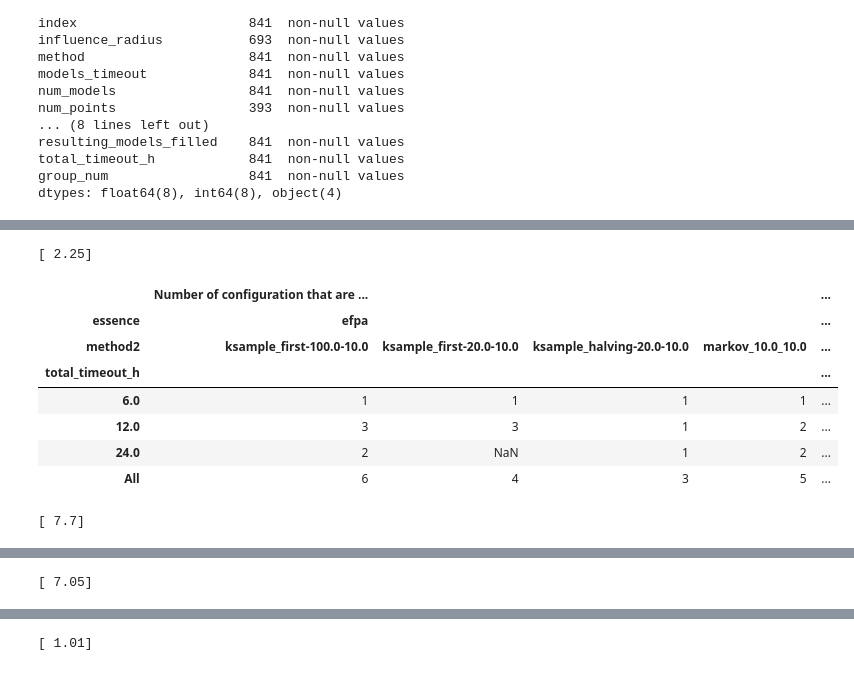
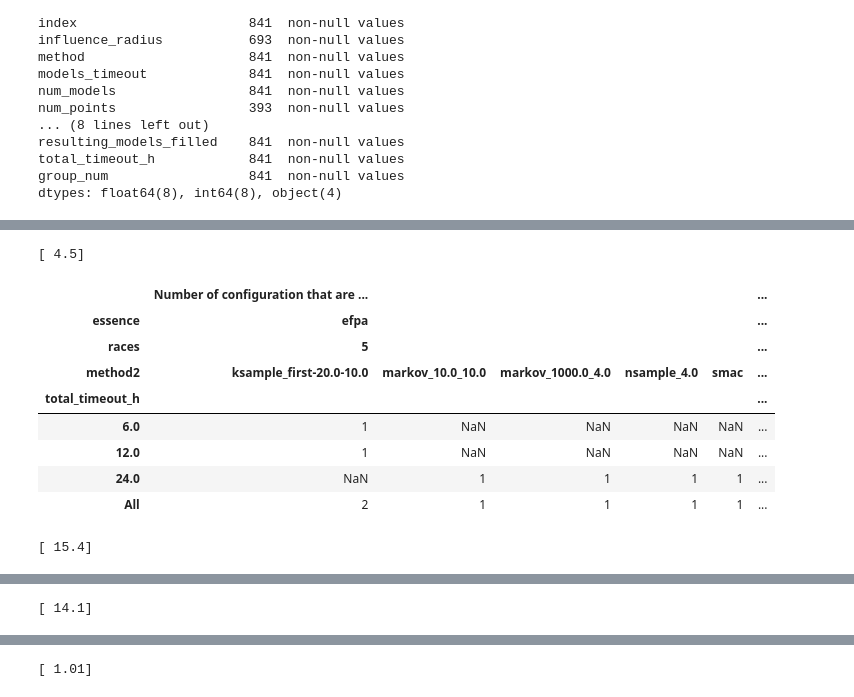
Before and after one commit to Bilalh/Gen, a Jupyter notebook: scripts/parse_results/next.ipynb, the cells around one changed output, grey strips where cells are left out. Saved outputs shown, nothing was run; the diff lists cells and outputs as text; code cells hidden in the pictures.

```diff
--- a/scripts/parse_results/next.ipynb
+++ b/scripts/parse_results/next.ipynb
@@ -222,44 +225,45 @@ b=c[ c.essence =='efpa'  ].pivot_table(rows=['total_timeout_h'],
                        cols=['essence', 'races', 'method2', 'run_no'],
                        values='resulting_models_filled')
 
 # display(a,b)
 
 totals = { k :0 for k in c.method2.unique() }
 
-num =5
+num =10
 text='Number of configuration that are left with less then {}% of the models'.format(num)
 for e_name in c.essence.unique():
     d=c[(c.essence==e_name)]
     d['method2_count'] = d['method2']
     d.method2_count=d.method2_count.apply(func=lambda x:len(d[d.method2 ==x]) )
     d[text]=1
     d['bound'] = d.num_models * num / 100.0
     d['bound'] = d['bound'].apply(func=lambda x: 1.01 if x < 1.01 else x )
 
     per_10= d[ d.resulting_models_filled <= d.bound    ].drop(["output_dir"],axis=1).sort(axis=0,  columns='method2')
     pt=per_10.pivot_table(rows=['total_timeout_h'],
                        cols=['essence', 'races', 'method2', 'run_no'],
                        values='resulting_models_filled')
 
     print(d.bound.unique())
-    pt2=per_10.pivot_table(rows=['total_timeout_h'], cols=['essence','method2'], values=[text], dropna=False,
+    pt2=per_10.pivot_table(rows=['total_timeout_h'], cols=['essence','races','method2', ], values=[text], dropna=True,
                    aggfunc=lambda x: len(x), margins=True )
 
     display(pt2)
 #     add the counts to totals
     counts = { c[-1]:v for (c, v) in zip(pt2.columns, pt2[-1:len(pt2)].values[0][0:-1] )}
     for (k,v) in counts.items():
         totals[k] +=v
 # %% [output]
-[ 2.25]
+[ 4.5]
-|  | Number of configuration that are ... |  |  |  | ... |
-| essence | efpa |  |  |  | ... |
-| method2 | ksample_first-100.0-10.0 | ksample_first-20.0-10.0 | ksample_halving-20.0-10.0 | markov_10.0_10.0 | ... |
-| total_timeout_h |  |  |  |  | ... |
-| 6.0 | 1 | 1 | 1 | 1 | ... |
-| 12.0 | 3 | 3 | 1 | 2 | ... |
-| 24.0 | 2 | NaN | 1 | 2 | ... |
-| All | 6 | 4 | 3 | 5 | ... |
+|  | Number of configuration that are ... |  |  |  |  | ... |
+| essence | efpa |  |  |  |  | ... |
+| races | 5 |  |  |  |  | ... |
+| method2 | ksample_first-20.0-10.0 | markov_10.0_10.0 | markov_1000.0_4.0 | nsample_4.0 | smac | ... |
+| total_timeout_h |  |  |  |  |  | ... |
+| 6.0 | 1 | NaN | NaN | NaN | NaN | ... |
+| 12.0 | 1 | NaN | NaN | NaN | NaN | ... |
+| 24.0 | NaN | 1 | 1 | 1 | 1 | ... |
+| All | 2 | 1 | 1 | 1 | 1 | ... |
-[ 7.7]
+[ 15.4]
 |  | Number of configuration that are ... |  |  |  | ... |
 | essence | prob024-Langford |  |  |  | ... |
@@ -273,3 +278,3 @@ for e_name in c.essence.unique():
-[ 7.05]
+[ 14.1]
 |  | Number of configuration that are ... |  |  |  | ... |
 | essence | prob028-Bibd |  |  |  | ... |
```
Also changed, not shown: parts of 10 cells of this notebook.
